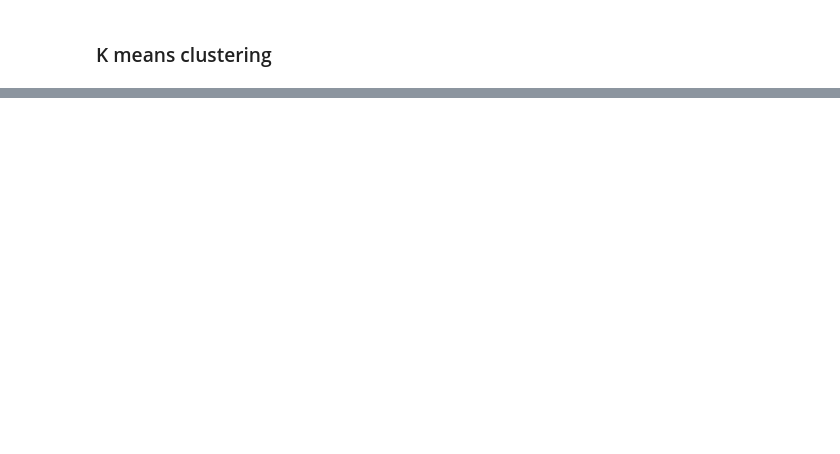
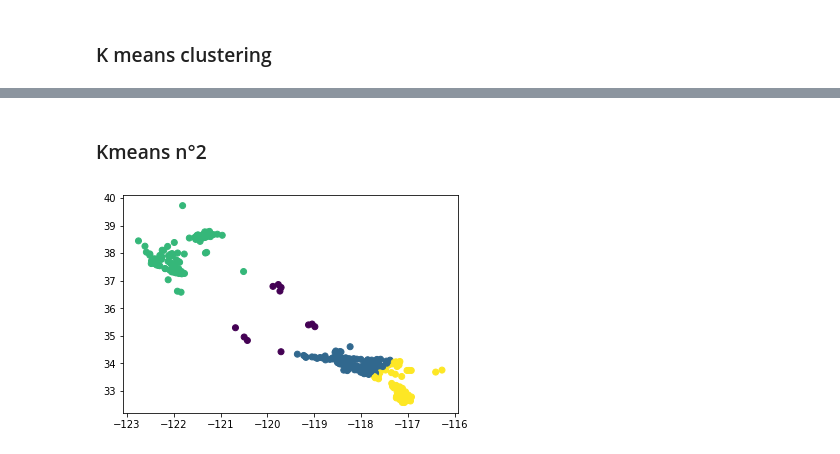
Before and after one commit to Jrmyy/data-mining-project, a Jupyter notebook: Geo clustering.ipynb, the cells around one changed output, grey strips where cells are left out. Drawn from its saved outputs; the diff is of its cells as text; code cells hidden in the pictures; blank space fills up the shorter version.

```diff
--- a/Geo clustering.ipynb
+++ b/Geo clustering.ipynb
@@ -34,0 +48,9 @@ plt.show()
+# %%
+avg = coordinates.mean(axis=0)
+cleaned_coordinates = []
+for x in coordinates:
+    if abs(x[0] - avg[0]) / abs(avg[0]) <= 0.5 and abs(x[1] - avg[1]) / abs(avg[1]) <= 0.5:
+        cleaned_coordinates.append(x)
+
+cleaned_coordinates = np.array(cleaned_coordinates)
+cleaned_coordinates
@@ -34,0 +75,8 @@ plt.show()
+# %% [markdown]
+### Kmeans n°2
+# %%
+x, y = kmeans2(cleaned_coordinates, 4, iter=100)
+plt.scatter(cleaned_coordinates[:,0], cleaned_coordinates[:,1], c=y);
+plt.show()
+# %% [output]
+[figure, added]
```
Also changed, not shown: parts of 7 cells of this notebook.
